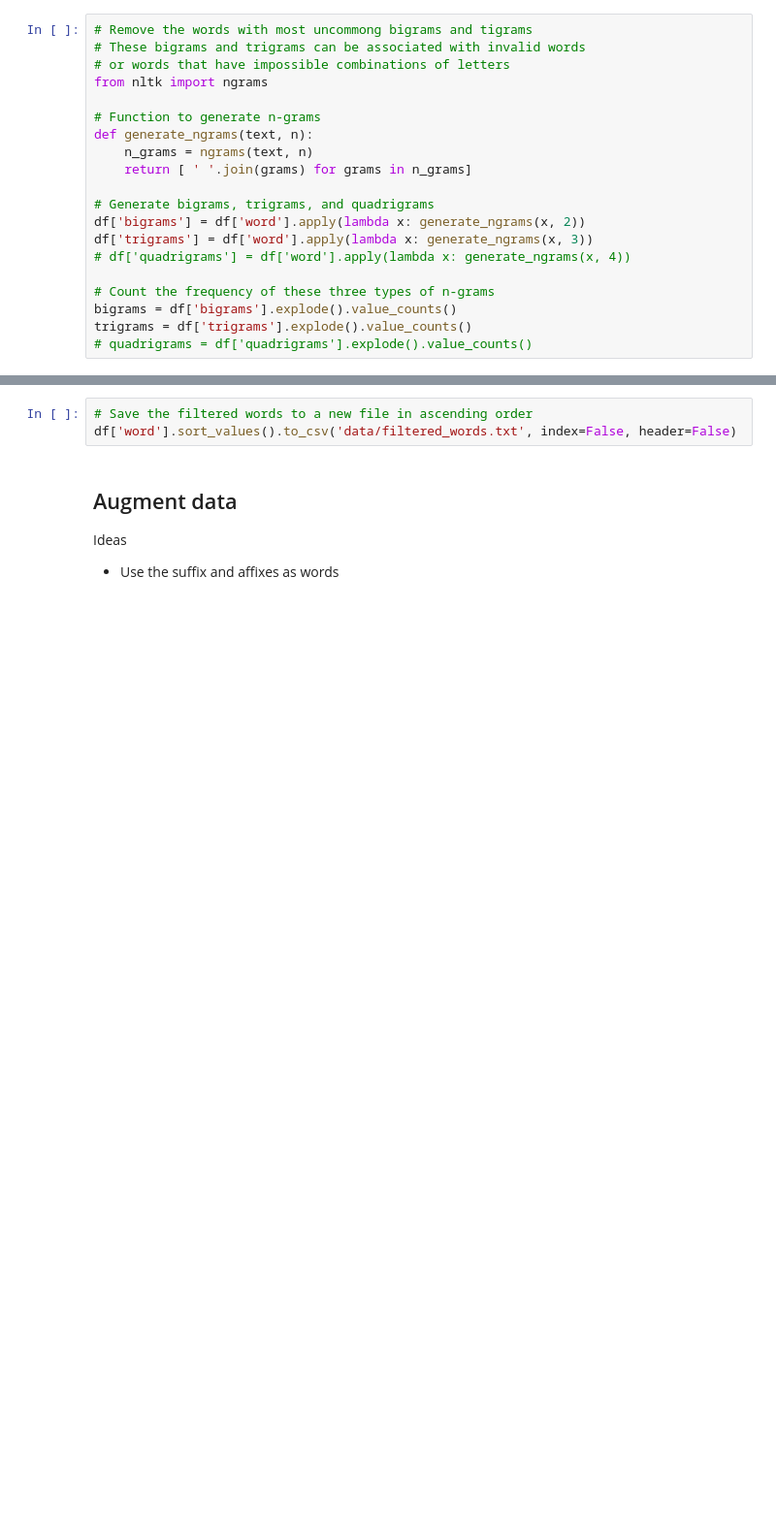
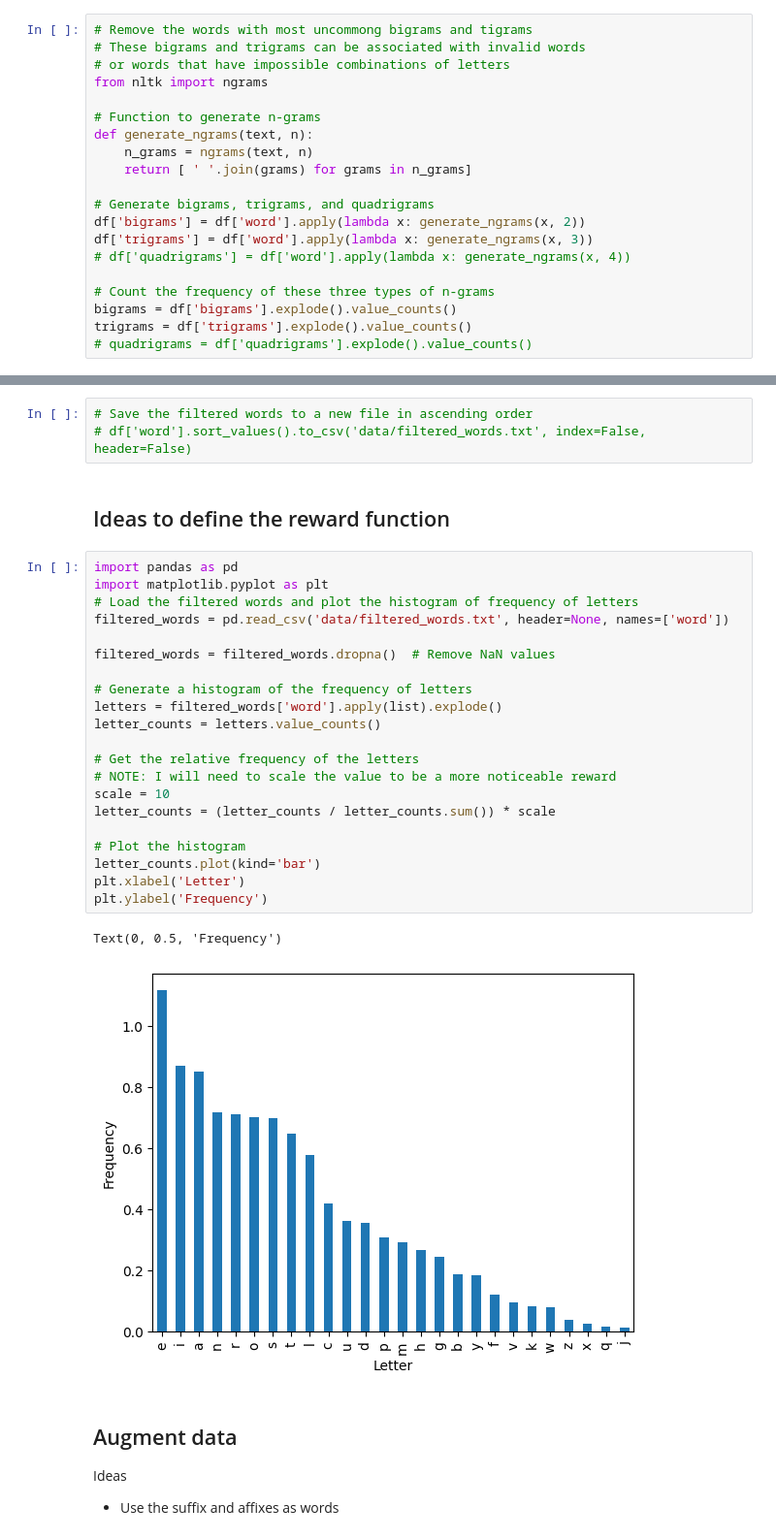
Before and after one commit to ZosoV/pretrained_rl_hangman, a Jupyter notebook: sandbox.ipynb, the cells around one changed output, grey strips where cells are left out. Shown at 97% size. Saved outputs shown, nothing was run; the diff lists cells and outputs as text; blank space fills up the shorter version.

```diff
--- a/sandbox.ipynb
+++ b/sandbox.ipynb
@@ -246,6 +262,32 @@ New length of the dataframe:  208229
 # %%
 # Save the filtered words to a new file in ascending order
-df['word'].sort_values().to_csv('data/filtered_words.txt', index=False, header=False)
+# df['word'].sort_values().to_csv('data/filtered_words.txt', index=False, header=False)
+# %% [markdown]
+## Ideas to define the reward function
+# %%
+import pandas as pd
+import matplotlib.pyplot as plt
+# Load the filtered words and plot the histogram of frequency of letters
+filtered_words = pd.read_csv('data/filtered_words.txt', header=None, names=['word'])
+
+filtered_words = filtered_words.dropna()  # Remove NaN values
+
+# Generate a histogram of the frequency of letters
+letters = filtered_words['word'].apply(list).explode()
+letter_counts = letters.value_counts()
+
+# Get the relative frequency of the letters
+# NOTE: I will need to scale the value to be a more noticeable reward
+scale = 10
+letter_counts = (letter_counts / letter_counts.sum()) * scale
+
+# Plot the histogram
+letter_counts.plot(kind='bar')
+plt.xlabel('Letter')
+plt.ylabel('Frequency')
+# %% [output]
+Text(0, 0.5, 'Frequency')
+[figure, added]
 # %% [markdown]
 ## Augment data
 
```
Also changed, not shown: parts of 23 cells of this notebook, 35 other files.
